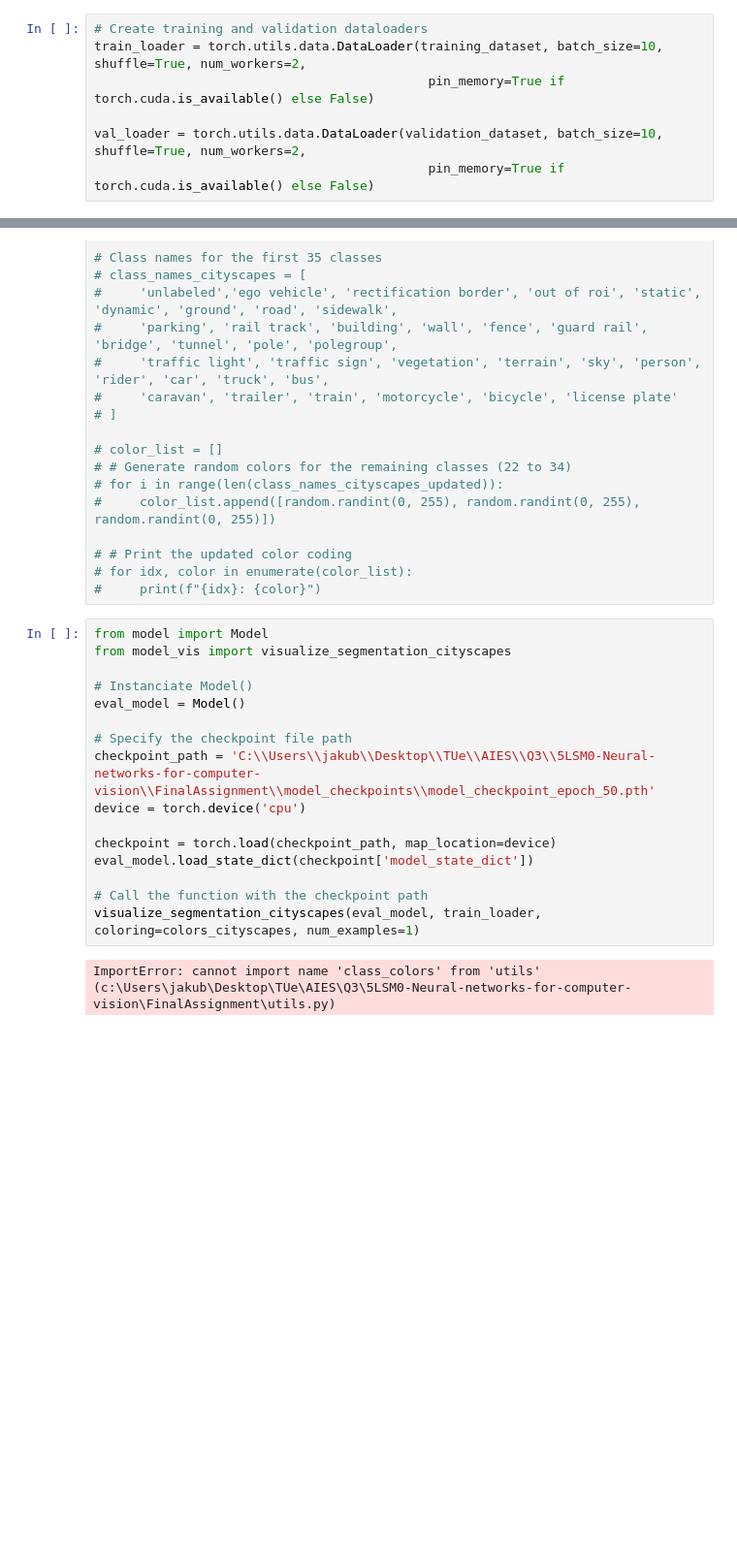
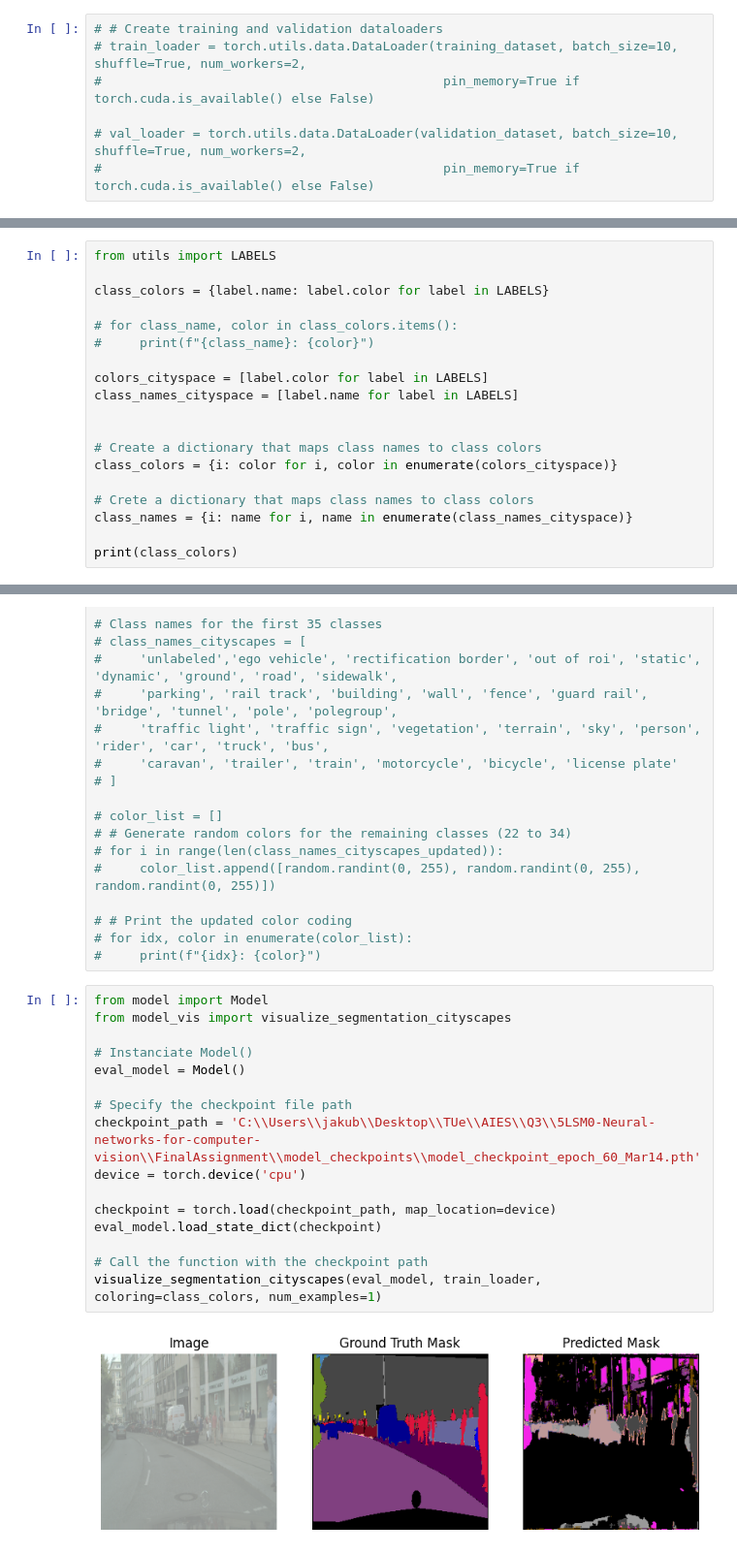
Before and after one commit to 5LSM0/FinalAssignment, a Jupyter notebook: run_dataset.ipynb, the cells around one changed output, grey strips where cells are left out. Shown at 97% size. Cells and saved outputs as stored; diff of their text form; blank space fills up the shorter version.

```diff
--- a/run_dataset.ipynb
+++ b/run_dataset.ipynb
@@ -159,7 +131,7 @@ plt.show()
 # %%
-# Create training and validation dataloaders
-train_loader = torch.utils.data.DataLoader(training_dataset, batch_size=10, shuffle=True, num_workers=2,
-                                            pin_memory=True if torch.cuda.is_available() else False)
+# # Create training and validation dataloaders
+# train_loader = torch.utils.data.DataLoader(training_dataset, batch_size=10, shuffle=True, num_workers=2,
+#                                             pin_memory=True if torch.cuda.is_available() else False)
 
-val_loader = torch.utils.data.DataLoader(validation_dataset, batch_size=10, shuffle=True, num_workers=2,
-                                            pin_memory=True if torch.cuda.is_available() else False)
+# val_loader = torch.utils.data.DataLoader(validation_dataset, batch_size=10, shuffle=True, num_workers=2,
+#                                             pin_memory=True if torch.cuda.is_available() else False)
@@ -199,3 +165,22 @@ test_dataset = Cityscapes(dataset_path, split='test', mode='fine', target_type='
 # Create a test data loader
 test_loader = torch.utils.data.DataLoader(test_dataset, batch_size=10, shuffle=True, num_workers=2,
                                             pin_memory=True if torch.cuda.is_available() else False)
+# %%
+from utils import LABELS
+
+class_colors = {label.name: label.color for label in LABELS}
+
+# for class_name, color in class_colors.items():
+#     print(f"{class_name}: {color}")
+
+colors_cityspace = [label.color for label in LABELS]
+class_names_cityspace = [label.name for label in LABELS]
+
+
+# Create a dictionary that maps class names to class colors
+class_colors = {i: color for i, color in enumerate(colors_cityspace)}
+
+# Crete a dictionary that maps class names to class colors
+class_names = {i: name for i, name in enumerate(class_names_cityspace)}
+
+print(class_colors)
@@ -262,18 +249,18 @@ test_loader = torch.utils.data.DataLoader(test_dataset, batch_size=10, shuffle=T
 # %%
 from model import Model
 from model_vis import visualize_segmentation_cityscapes
 
 # Instanciate Model()
 eval_model = Model()
 
 # Specify the checkpoint file path
-checkpoint_path = 'C:\\Users\\jakub\\Desktop\\TUe\\AIES\\Q3\\5LSM0-Neural-networks-for-computer-vision\\FinalAssignment\\model_checkpoints\\model_checkpoint_epoch_50.pth'
+checkpoint_path = 'C:\\Users\\jakub\\Desktop\\TUe\\AIES\\Q3\\5LSM0-Neural-networks-for-computer-vision\\FinalAssignment\\model_checkpoints\\model_checkpoint_epoch_60_Mar14.pth'
 device = torch.device('cpu')
 
 checkpoint = torch.load(checkpoint_path, map_location=device)
-eval_model.load_state_dict(checkpoint['model_state_dict'])
+eval_model.load_state_dict(checkpoint)
 
 # Call the function with the checkpoint path
-visualize_segmentation_cityscapes(eval_model, train_loader, coloring=colors_cityscapes, num_examples=1)
+visualize_segmentation_cityscapes(eval_model, train_loader, coloring=class_colors, num_examples=1)
 # %% [output]
-ImportError: cannot import name 'class_colors' from 'utils' (c:\Users\jakub\Desktop\TUe\AIES\Q3\5LSM0-Neural-networks-for-computer-vision\FinalAssignment\utils.py)
+[figure, added]
```
Also changed, not shown: parts of 10 cells of this notebook, 5 other files.
